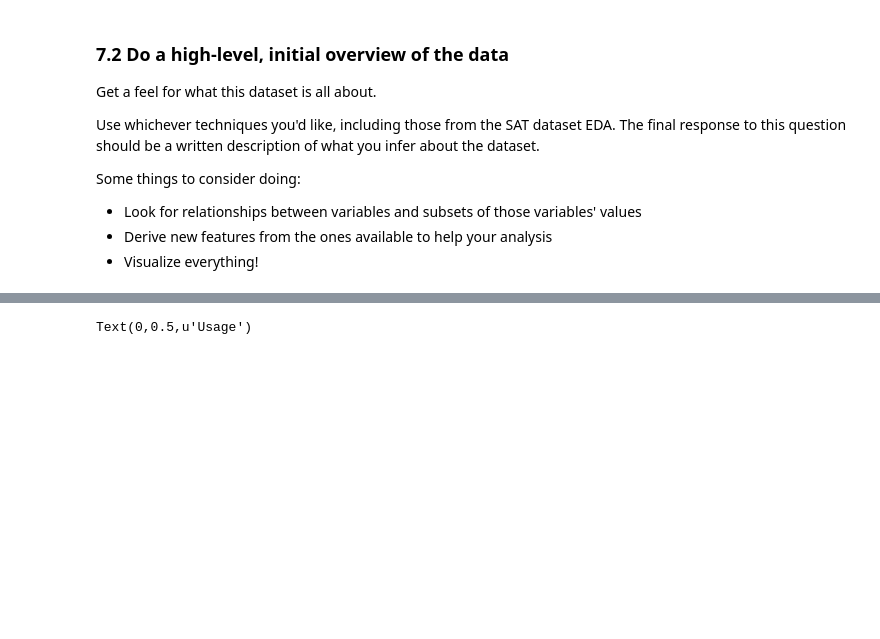
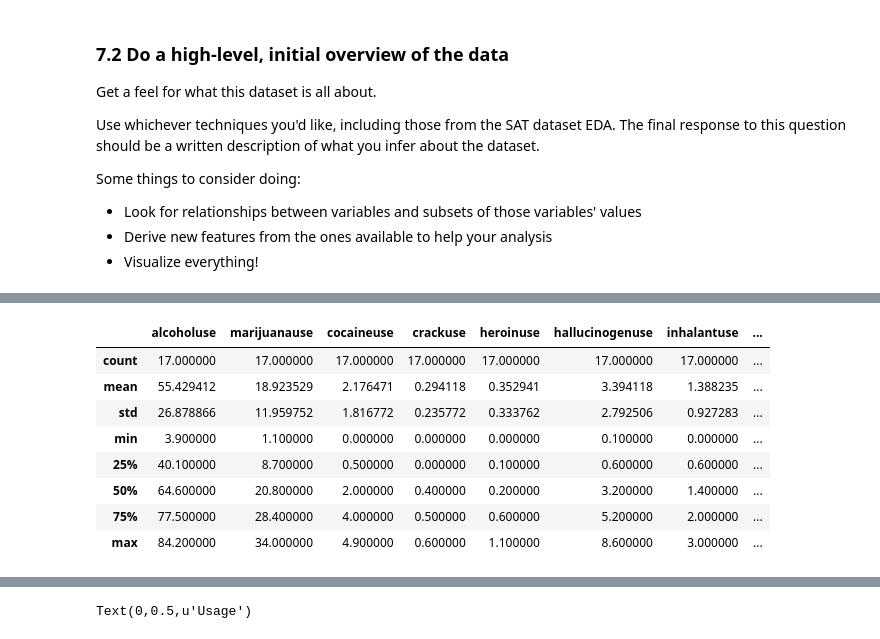
Before and after one commit to ivansim1989/Projects, a Jupyter notebook: DSI4_Project_2/project-02-v2-starter-code.ipynb, the cells around one changed output, grey strips where cells are left out. Saved outputs shown, nothing was run; the diff lists cells and outputs as text; code cells hidden in the pictures; blank space fills up the shorter version.

```diff
--- a/DSI4_Project_2/project-02-v2-starter-code.ipynb
+++ b/DSI4_Project_2/project-02-v2-starter-code.ipynb
@@ -707,3 +720,15 @@ df_drugs_freq.loc[:,'age'] = df_drugs.age
 # %%
 ## SET STYLE
 plt.style.use('seaborn-darkgrid')
+# %%
+df_drugs_use.describe()
+# %% [output]
+|  | alcoholuse | marijuanause | cocaineuse | crackuse | heroinuse | hallucinogenuse | inhalantuse | ... |
+| count | 17.000000 | 17.000000 | 17.000000 | 17.000000 | 17.000000 | 17.000000 | 17.000000 | ... |
+| mean | 55.429412 | 18.923529 | 2.176471 | 0.294118 | 0.352941 | 3.394118 | 1.388235 | ... |
+| std | 26.878866 | 11.959752 | 1.816772 | 0.235772 | 0.333762 | 2.792506 | 0.927283 | ... |
+| min | 3.900000 | 1.100000 | 0.000000 | 0.000000 | 0.000000 | 0.100000 | 0.000000 | ... |
+| 25% | 40.100000 | 8.700000 | 0.500000 | 0.000000 | 0.100000 | 0.600000 | 0.600000 | ... |
+| 50% | 64.600000 | 20.800000 | 2.000000 | 0.400000 | 0.200000 | 3.200000 | 1.400000 | ... |
+| 75% | 77.500000 | 28.400000 | 4.000000 | 0.500000 | 0.600000 | 5.200000 | 2.000000 | ... |
+| max | 84.200000 | 34.000000 | 4.900000 | 0.600000 | 1.100000 | 8.600000 | 3.000000 | ... |
```
Also changed, not shown: parts of 24 cells of this notebook.
